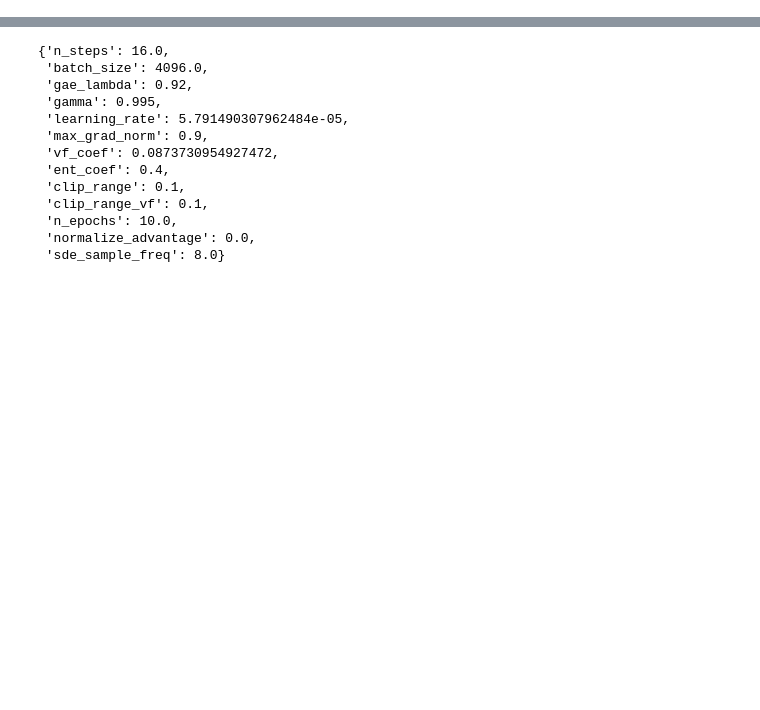
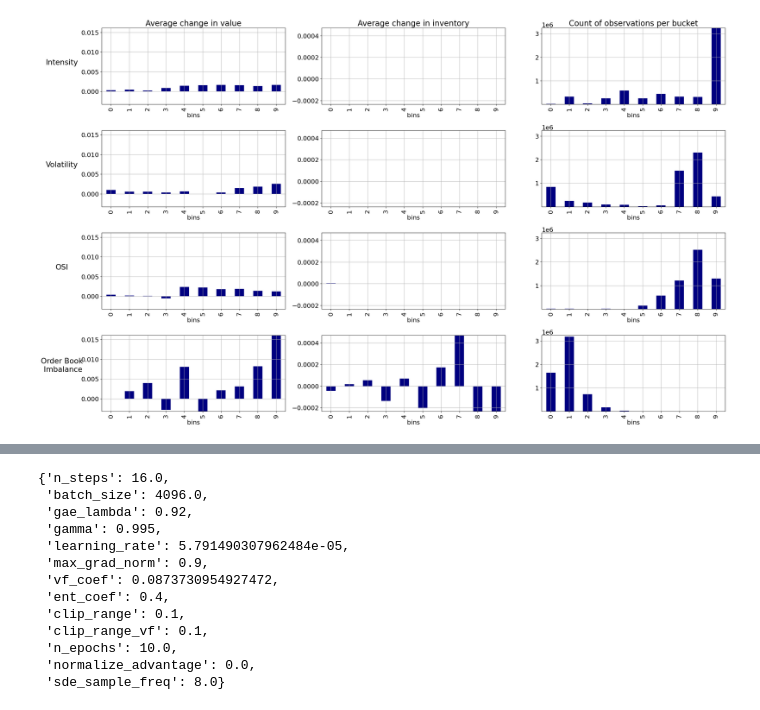
Before and after one commit to JuusoAsd/thesis, a Jupyter notebook: src/data_management/help.ipynb, the cells around one changed output, grey strips where cells are left out. Cells and saved outputs as stored; diff of their text form; code cells hidden in the pictures; blank space fills up the shorter version.

```diff
--- a/src/data_management/help.ipynb
+++ b/src/data_management/help.ipynb
@@ -24,0 +242,52 @@ from src.data_management import get_data_by_dates
+# %%
+cols = list(average_values_df.columns)
+fig, axs = plt.subplots(len(cols), 3, figsize=(25, 15))
+
+colors = ['#082567', '#0F52BA', '#1565C0', '#1E88E5']
+titles = ["Intensity", "Volatility", "OSI", "Order Book\n Imbalance"]
+
+values_max = average_values_df.max().max()
+values_min = average_values_df.min().min()
+inventory_max = average_inventory_df.max().max()
+inventory_min = average_inventory_df.min().min()
+count_max = count_values_df.max().max()
+count_min = count_values_df.min().min()
+
+# Column headers
+col_titles = ['Average change in value', 'Average change in inventory', 'Count of observations per bucket']
+
+# Set column titles
+for ax, col in zip(axs[0], col_titles):
+    ax.set_title(col, fontsize=20)
+
+# Set row labels
+for ax, row in zip(axs[:,0], titles):
+    ax.set_ylabel(row, rotation=0, size='large', labelpad=50)
+
+for count, i in enumerate(cols):
+    average_values = average_values_df[i]
+    average_inventory = average_inventory_df[i]
+    count_df = count_values_df[i]
+
+    # Remove x-axis label
+    if count < len(cols) - 1:  # If it's not the last row
+        axs[count, 0].set_xticklabels([])
+        axs[count, 1].set_xticklabels([])
+        axs[count, 2].set_xticklabels([])
+
+    average_values.plot(kind='bar', ax=axs[count, 0], color="navy")
+    axs[count, 0].grid(True)
+    axs[count, 0].set_ylim([values_min, values_max])  # Set common y-axis limits
+
+    average_inventory.plot(kind='bar', ax=axs[count, 1], color="navy")
+    axs[count, 1].grid(True)
+    axs[count, 1].set_ylim([inventory_min, inventory_max])  # Set common y-axis limits
+
+    count_df.plot(kind='bar', ax=axs[count, 2], color="navy")
+    axs[count, 2].grid(True)
+    axs[count, 2].set_ylim([count_min, count_max])  # Set common y-axis limits
+
+fig.tight_layout()
+plt.show()
+# %% [output]
+[figure, added]
```
Also changed, not shown: parts of 60 cells of this notebook, 22 other files.
